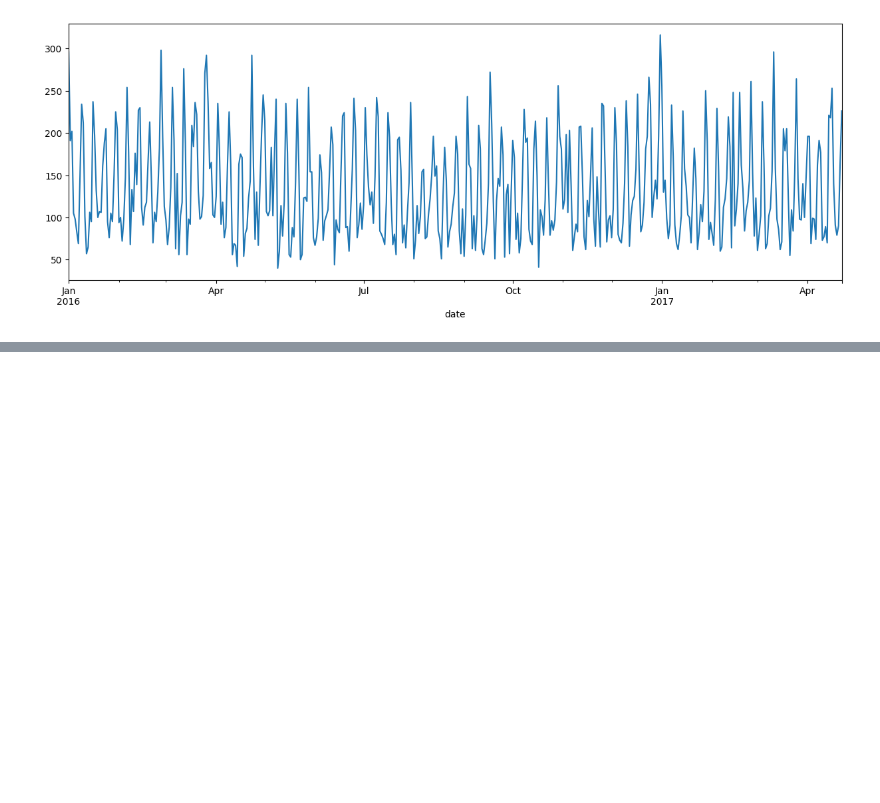
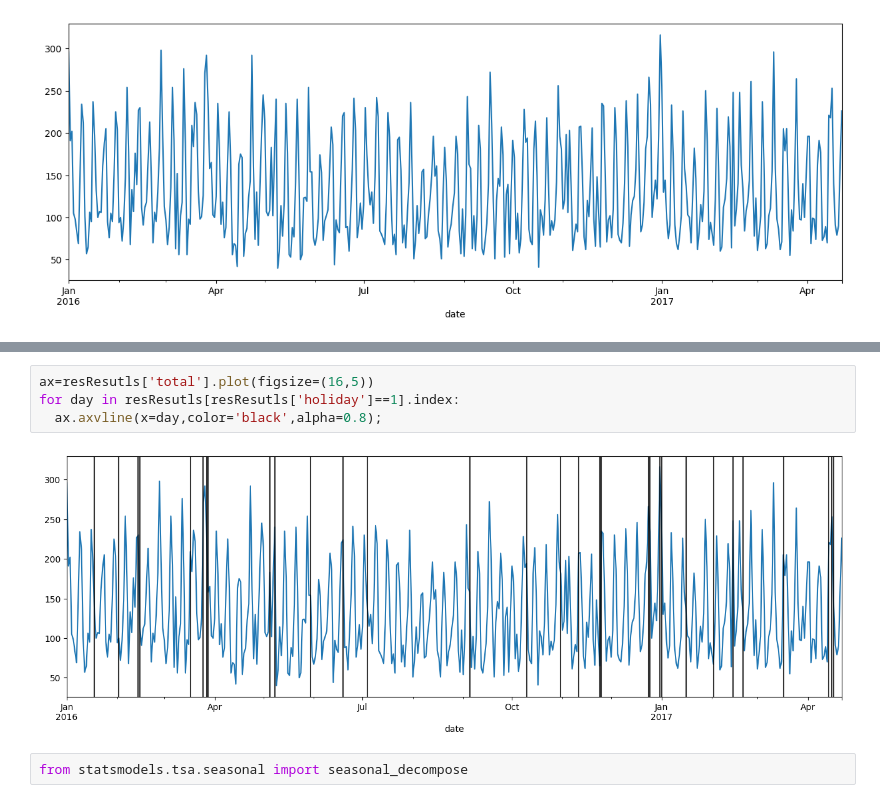
Before and after one commit to nmaiya/ColabTimeSeries, a Jupyter notebook: SARIMAX_1.ipynb, the cells around one changed output, grey strips where cells are left out. Cells and saved outputs as stored; diff of their text form; blank space fills up the shorter version.

```diff
--- a/SARIMAX_1.ipynb
+++ b/SARIMAX_1.ipynb
@@ -69,0 +91,8 @@ ax
+# %%
+ax=resResutls['total'].plot(figsize=(16,5))
+for day in resResutls[resResutls['holiday']==1].index:
+  ax.axvline(x=day,color='black',alpha=0.8);
+# %% [output]
+[figure, added]
+# %%
+from statsmodels.tsa.seasonal import seasonal_decompose
```
Also changed, not shown: parts of 21 cells of this notebook.
